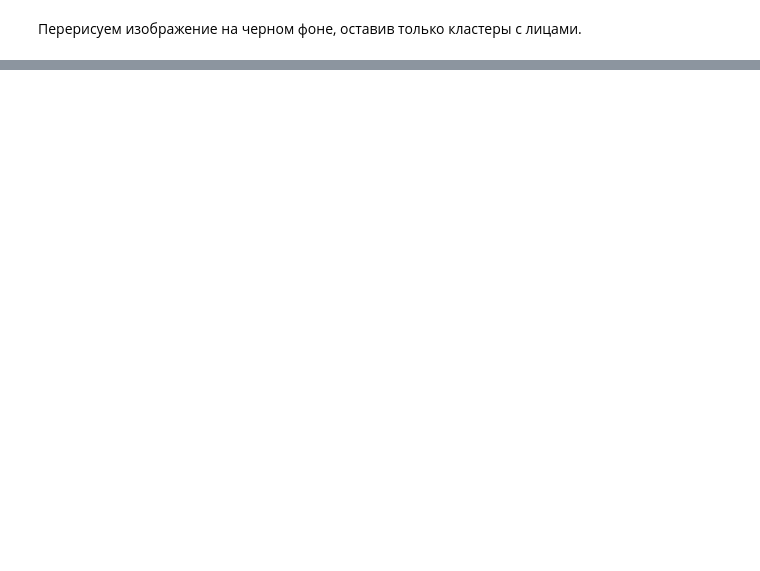
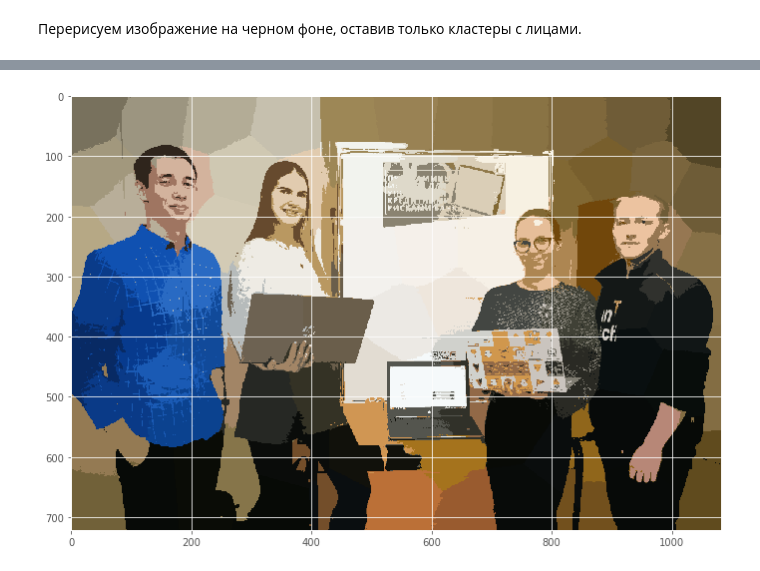
Before and after one commit to klyshinsky/ML_And_CV_2020, a Jupyter notebook: Lecture_20200211_clustering.ipynb, the cells around one changed output, grey strips where cells are left out. Drawn from its saved outputs; the diff is of its cells as text; code cells hidden in the pictures; blank space fills up the shorter version.

```diff
--- a/Lecture_20200211_clustering.ipynb
+++ b/Lecture_20200211_clustering.ipynb
@@ -525,0 +538,12 @@ ax.imshow(pix4_1);
+# %%
+pix4_2 = np.zeros(pix4.shape, np.uint8)
+
+for p, c in zip(data2, db_clusters):
+    pix4_2[p[0], p[1]] = (int(db.cluster_centers_[c, 2]),
+                          int(db.cluster_centers_[c, 3]),
+                          int(db.cluster_centers_[c, 4]))
+
+ax = plt.subplot()
+ax.imshow(pix4_2);
+# %% [output]
+[figure, added]
```
Also changed, not shown: parts of 13 cells of this notebook, 5 other files.
